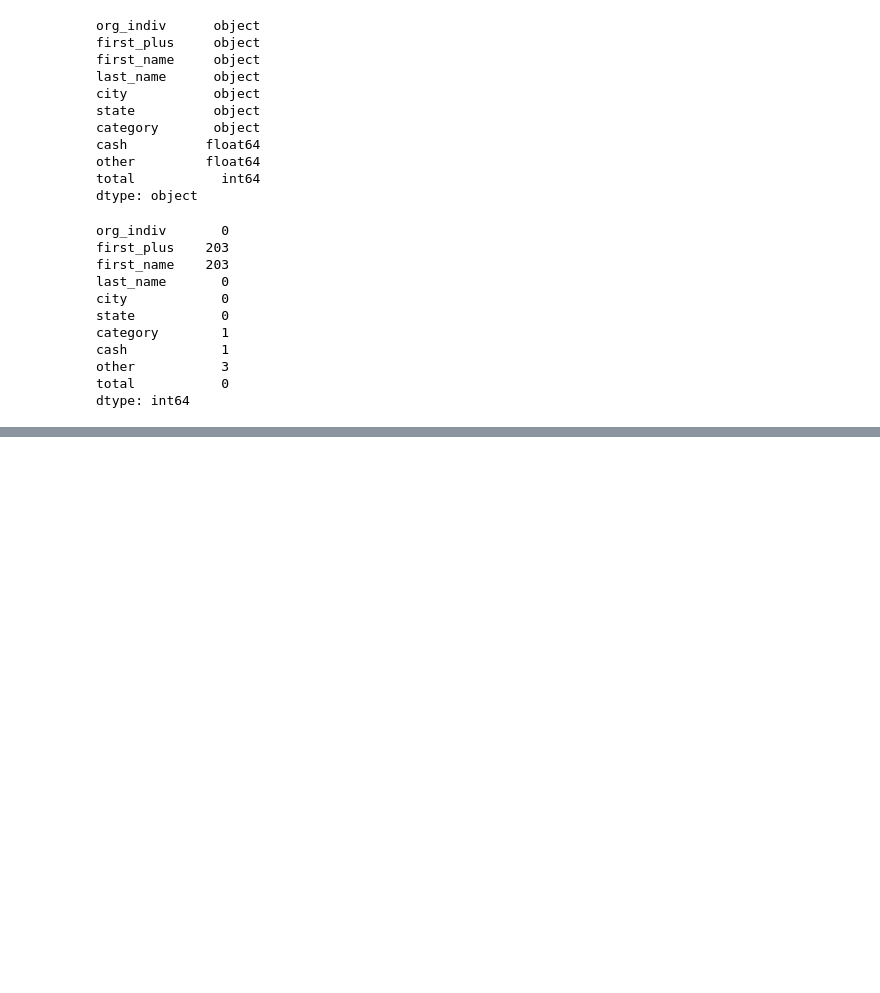
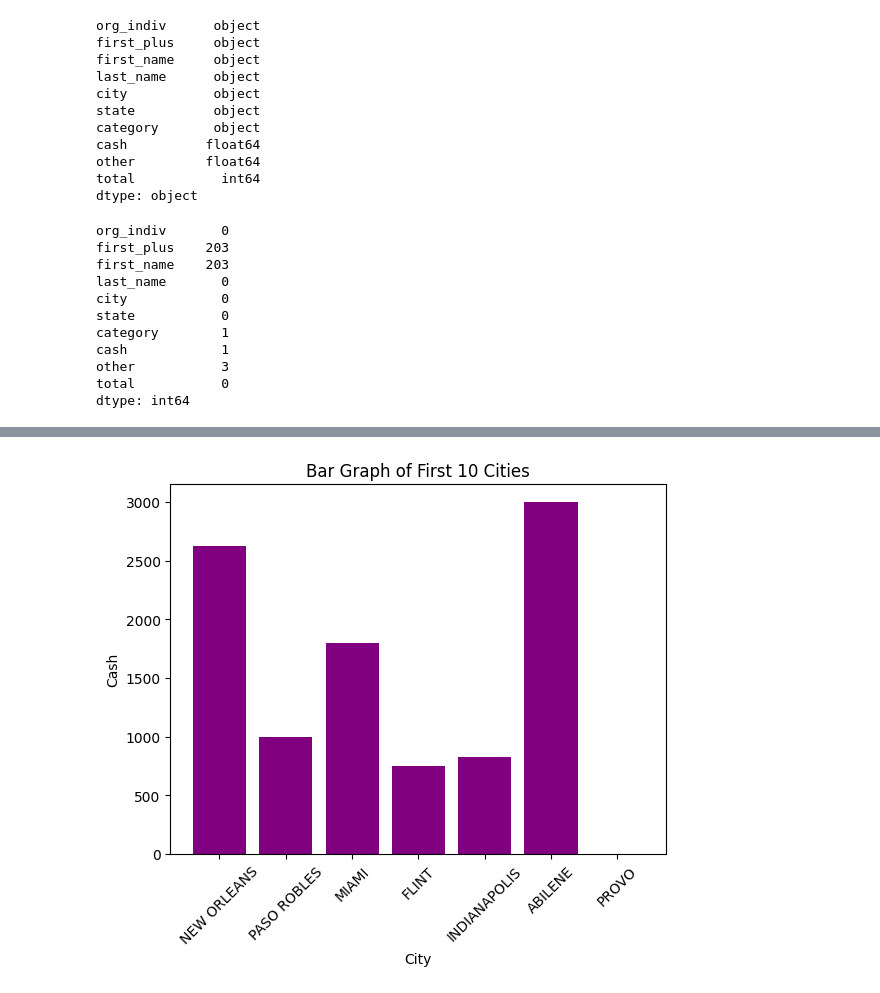
Before and after one commit to Fahin2000/Data-110, a Jupyter notebook: Project_1.ipynb, the cells around one changed output, grey strips where cells are left out. Drawn from its saved outputs; the diff is of its cells as text; code cells hidden in the pictures; blank space fills up the shorter version.

```diff
--- a/Project_1.ipynb
+++ b/Project_1.ipynb
@@ -83,0 +117,16 @@ plt.show()
+# %%
+data=pd.read_csv('pfizer.csv')
+# %%
+city_column = 'city'
+value_column = 'cash'
+# %%
+first_10_cities = data.head(10)
+# %%
+plt.bar(first_10_cities[city_column], first_10_cities[value_column], color='purple')
+plt.xlabel('City')
+plt.ylabel('Cash')
+plt.title('Bar Graph of First 10 Cities')
+plt.xticks(rotation=45)  # Rotate x-axis labels for better readability if needed
+plt.show()
+# %% [output]
+[figure, added]
```
Also changed, not shown: parts of 10 cells of this notebook.
